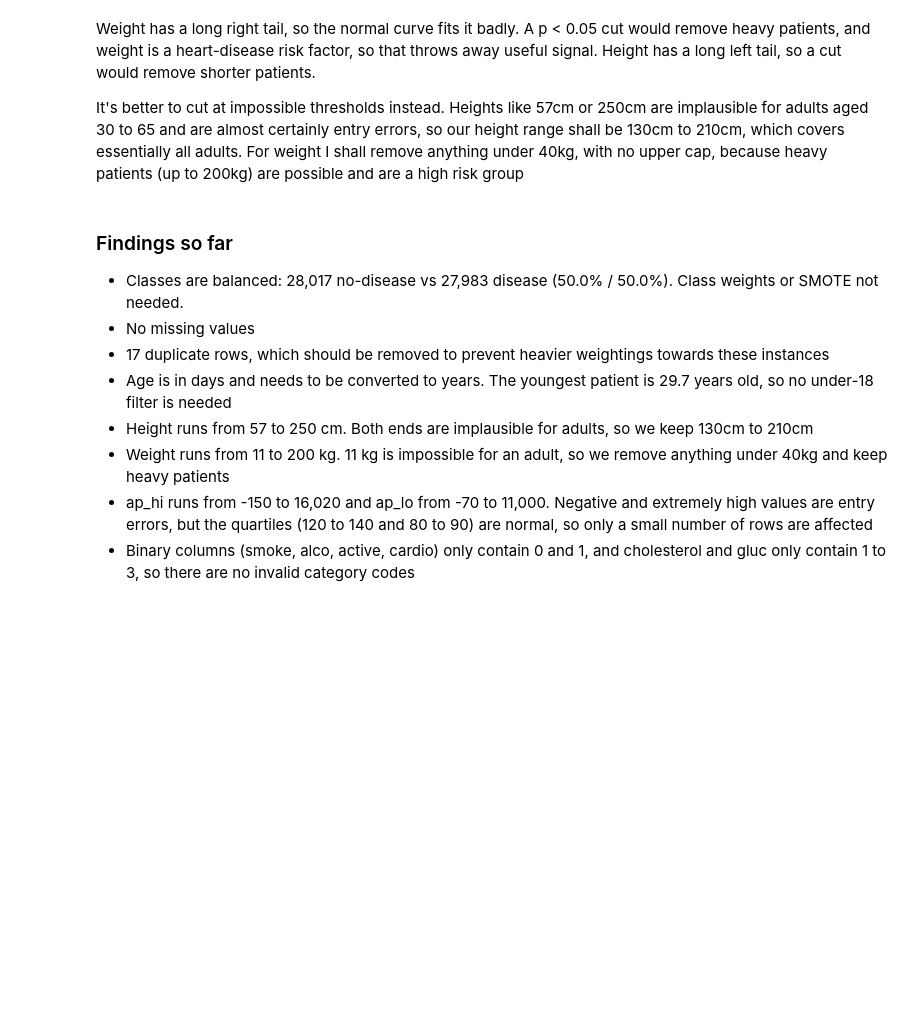
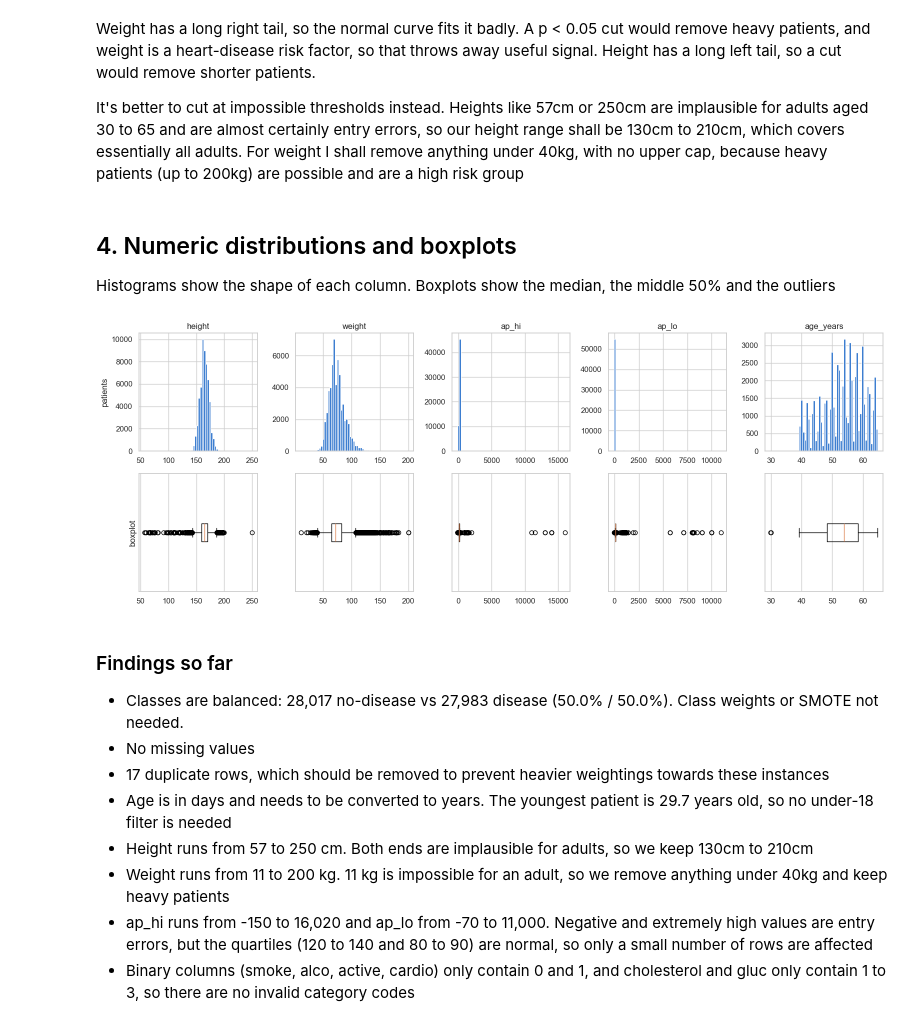
Before and after one commit to jt1732/HealthRiskPredictor, a Jupyter notebook: modelv2/eda.ipynb, the cells around one changed output. Drawn from its saved outputs; the diff is of its cells as text; code cells hidden in the pictures; blank space fills up the shorter version.

Commit message:
feat: add numeric distributions and boxplots

```diff
--- a/modelv2/eda.ipynb
+++ b/modelv2/eda.ipynb
@@ -144,6 +144,24 @@ train_df.groupby("gender")[["height", "weight"]].mean()
 Weight has a long right tail, so the normal curve fits it badly. A p < 0.05 cut would remove heavy patients, and weight is a heart-disease risk factor, so that throws away useful signal. Height has a long left tail, so a cut would remove shorter patients.
 
 It's better to cut at impossible thresholds instead. Heights like 57cm or 250cm are implausible for adults aged 30 to 65 and are almost certainly entry errors, so our height range shall be 130cm to 210cm, which covers essentially all adults. For weight I shall remove anything under 40kg, with no upper cap, because heavy patients (up to 200kg) are possible and are a high risk group
+# %% [markdown]
+## 4. Numeric distributions and boxplots
+Histograms show the shape of each column. Boxplots show the median, the middle 50% and the outliers
+# %%
+numeric = train_df[["height", "weight", "ap_hi", "ap_lo"]].assign(age_years=train_df["age"] / 365.25)
+
+fig, axes = plt.subplots(2, 5, figsize=(16, 6))
+for i, col in enumerate(numeric.columns):
+    axes[0, i].hist(numeric[col], bins=60, color=CLASS_COLOURS[0])
+    axes[0, i].set_title(col)
+    axes[1, i].boxplot(numeric[col], vert=False)
+    axes[1, i].set_yticks([])
+axes[0, 0].set_ylabel("patients")
+axes[1, 0].set_ylabel("boxplot")
+plt.tight_layout()
+plt.show()
+# %% [output]
+[figure, added]
 # %% [markdown]
 ### Findings so far
 - Classes are balanced: 28,017 no-disease vs 27,983 disease (50.0% / 50.0%). Class weights or SMOTE not needed.
```
